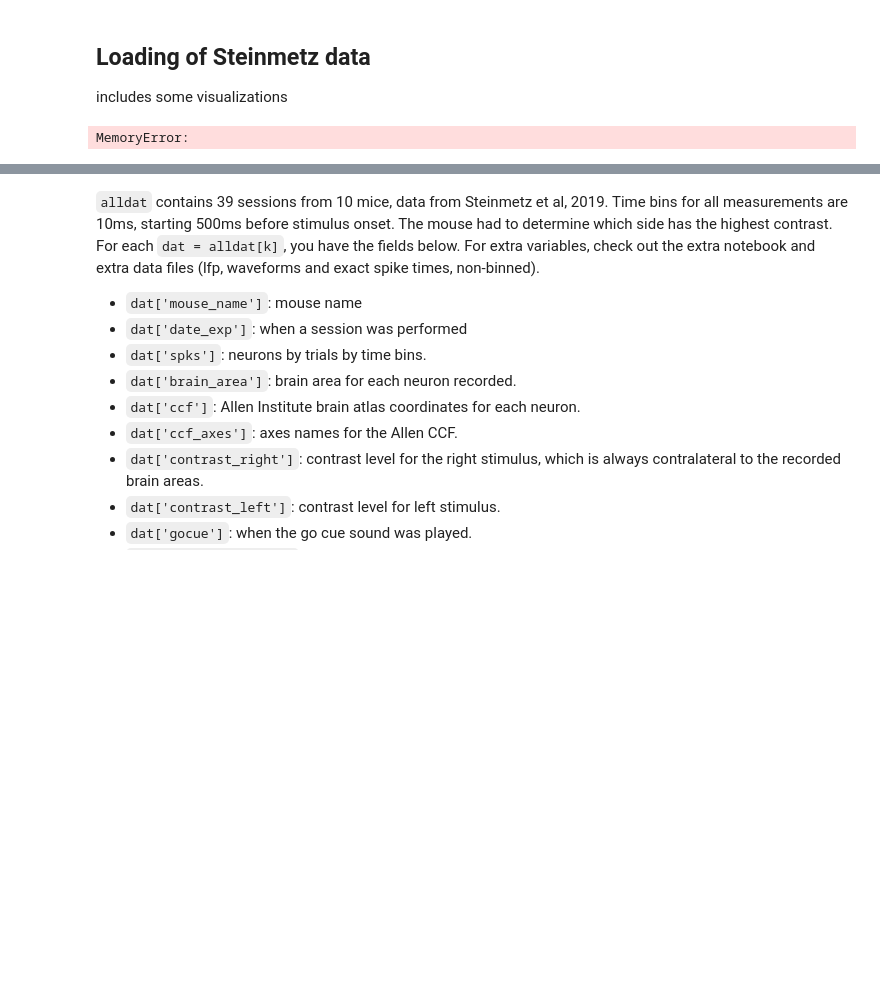
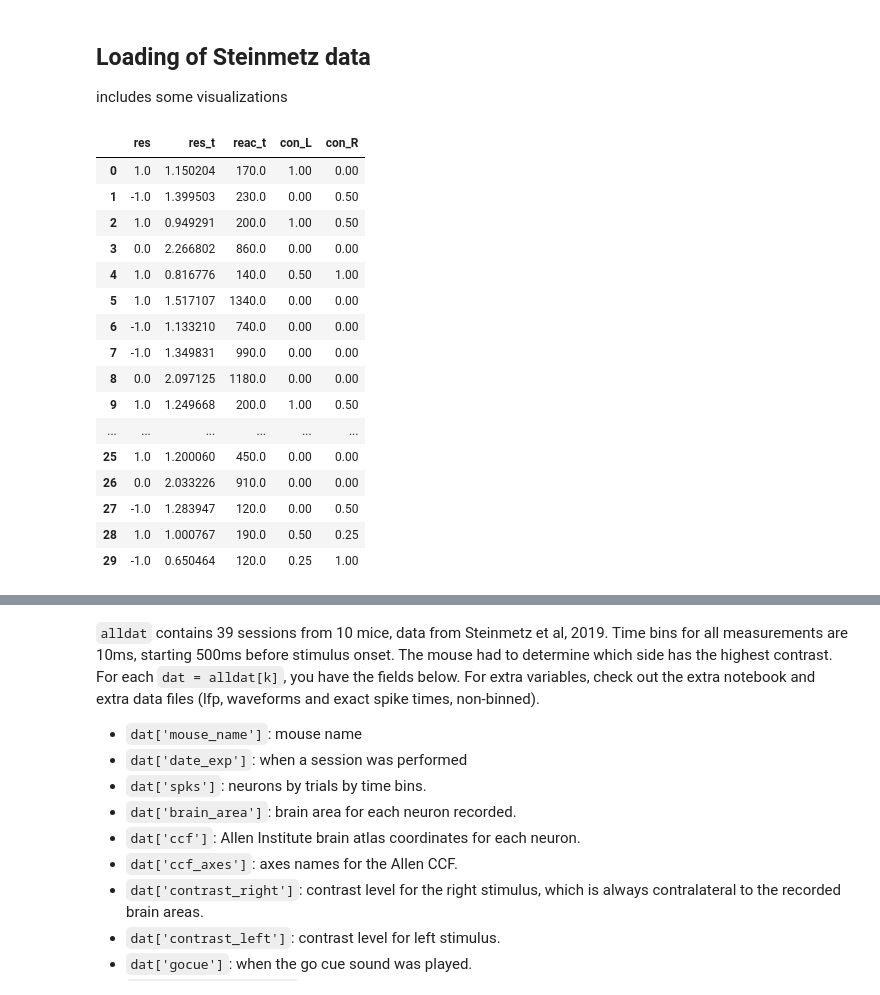
Before and after one commit to kayteeflick/nma_cn_flow_state, a Jupyter notebook: load_steinmetz_decisions.ipynb, the cells around one changed output, grey strips where cells are left out. Cells and saved outputs as stored; diff of their text form; code cells hidden in the pictures; blank space fills up the shorter version.

Commit message:
Added some lines to check data

```diff
--- a/load_steinmetz_decisions.ipynb
+++ b/load_steinmetz_decisions.ipynb
@@ -44,7 +44,33 @@ rcParams['figure.autolayout'] = True
 import numpy as np
 
 alldat = np.array([])
-for j in range(len(fname))[:1]:
+for j in range(len(fname)):
   alldat = np.hstack((alldat, np.load('steinmetz_part%d.npz'%j, allow_pickle=True)['dat']))
-# %% [output]
-MemoryError:
+# %%
+import pandas as pd
+
+df = pd.DataFrame()
+df['res'] = alldat[0]['response']
+df['res_t'] = alldat[0]['response_time']
+df['reac_t'] = alldat[0]['reaction_time'][:,0]
+df['con_L'] = alldat[0]['contrast_left']
+df['con_R'] = alldat[0]['contrast_right']
+df[:30]
+# %% [output]
+|  | res | res_t | reac_t | con_L | con_R |
+| 0 | 1.0 | 1.150204 | 170.0 | 1.00 | 0.00 |
+| 1 | -1.0 | 1.399503 | 230.0 | 0.00 | 0.50 |
+| 2 | 1.0 | 0.949291 | 200.0 | 1.00 | 0.50 |
+| 3 | 0.0 | 2.266802 | 860.0 | 0.00 | 0.00 |
+| 4 | 1.0 | 0.816776 | 140.0 | 0.50 | 1.00 |
+| 5 | 1.0 | 1.517107 | 1340.0 | 0.00 | 0.00 |
+| 6 | -1.0 | 1.133210 | 740.0 | 0.00 | 0.00 |
+| 7 | -1.0 | 1.349831 | 990.0 | 0.00 | 0.00 |
+| 8 | 0.0 | 2.097125 | 1180.0 | 0.00 | 0.00 |
+| 9 | 1.0 | 1.249668 | 200.0 | 1.00 | 0.50 |
+| ... | ... | ... | ... | ... | ... |
+| 25 | 1.0 | 1.200060 | 450.0 | 0.00 | 0.00 |
+| 26 | 0.0 | 2.033226 | 910.0 | 0.00 | 0.00 |
+| 27 | -1.0 | 1.283947 | 120.0 | 0.00 | 0.50 |
+| 28 | 1.0 | 1.000767 | 190.0 | 0.50 | 0.25 |
+| 29 | -1.0 | 0.650464 | 120.0 | 0.25 | 1.00 |
```
Also changed, not shown: parts of 3 cells of this notebook.
